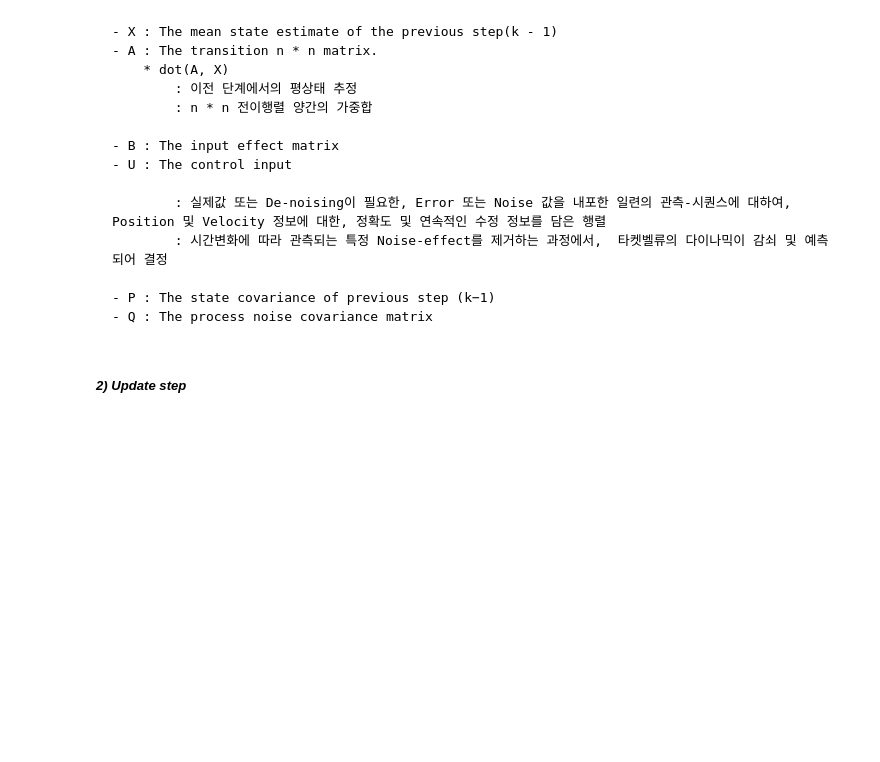
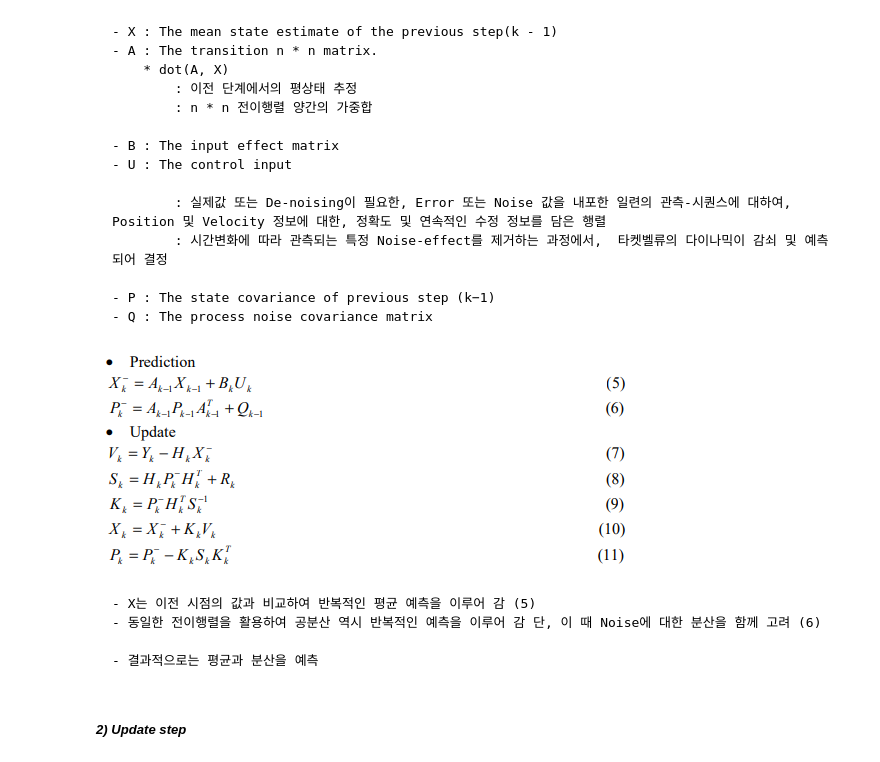
Before and after one commit to mwithgod3952/ML_jh, a Jupyter notebook: Implementation_of_Kalman_Filter.ipynb, the cells around one changed output. Drawn from its saved outputs; the diff is of its cells as text; code cells hidden in the pictures; blank space fills up the shorter version.

```diff
--- a/Implementation_of_Kalman_Filter.ipynb
+++ b/Implementation_of_Kalman_Filter.ipynb
@@ -55,6 +61,15 @@ Weight_sum [2.46 3.46 4.46]
 
     - P : The state covariance of previous step (k−1)
     - Q : The process noise covariance matrix
+# %%
+Image(filename="drive/MyDrive/image/prediction_update section_Kalmanfilter.png")
+# %% [output]
+[figure, added]
+# %% [markdown]
+    - X는 이전 시점의 값과 비교하여 반복적인 평균 예측을 이루어 감 (5)
+    - 동일한 전이행렬을 활용하여 공분산 역시 반복적인 예측을 이루어 감 단, 이 때 Noise에 대한 분산을 함께 고려 (6)
+
+    - 결과적으로는 평균과 분산을 예측
 # %%
 from numpy import dot
 def kf_predict(X, P, A, Q, B, U):
```
Also changed, not shown: parts of 1 cell of this notebook.
